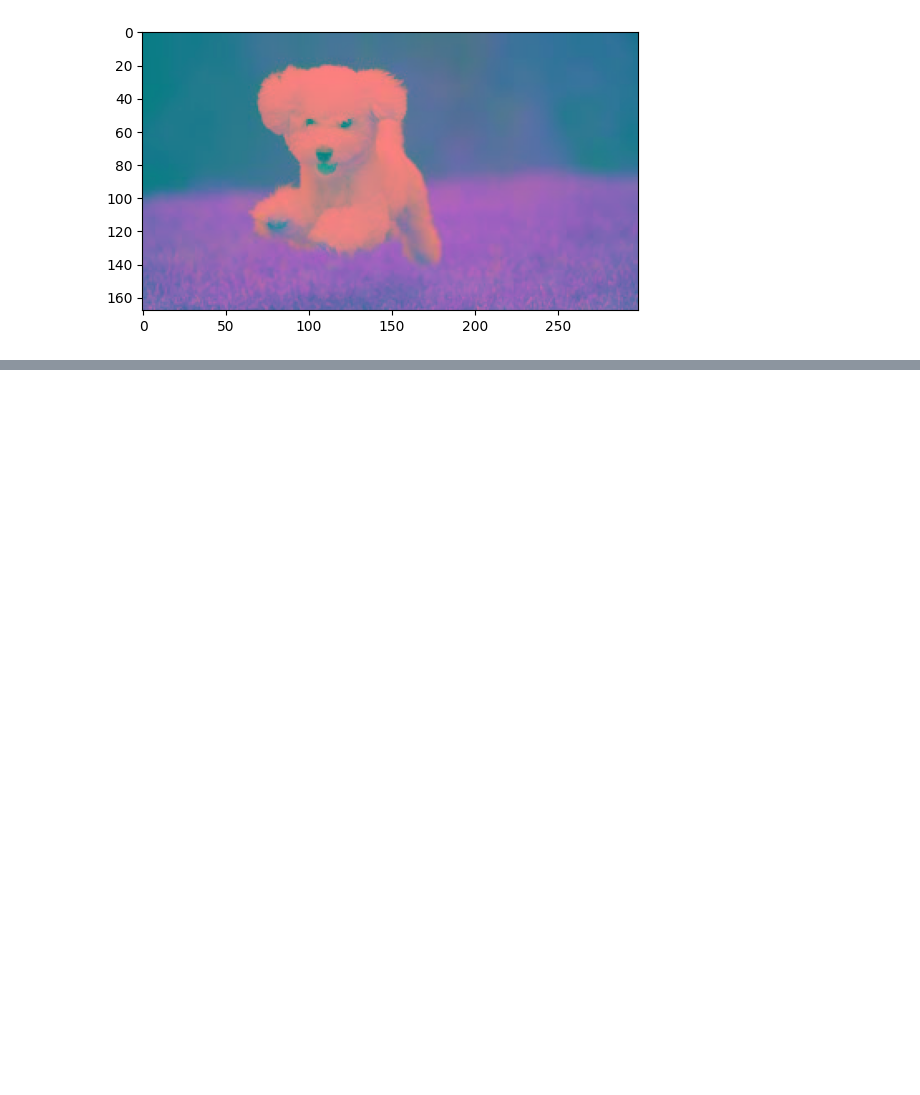
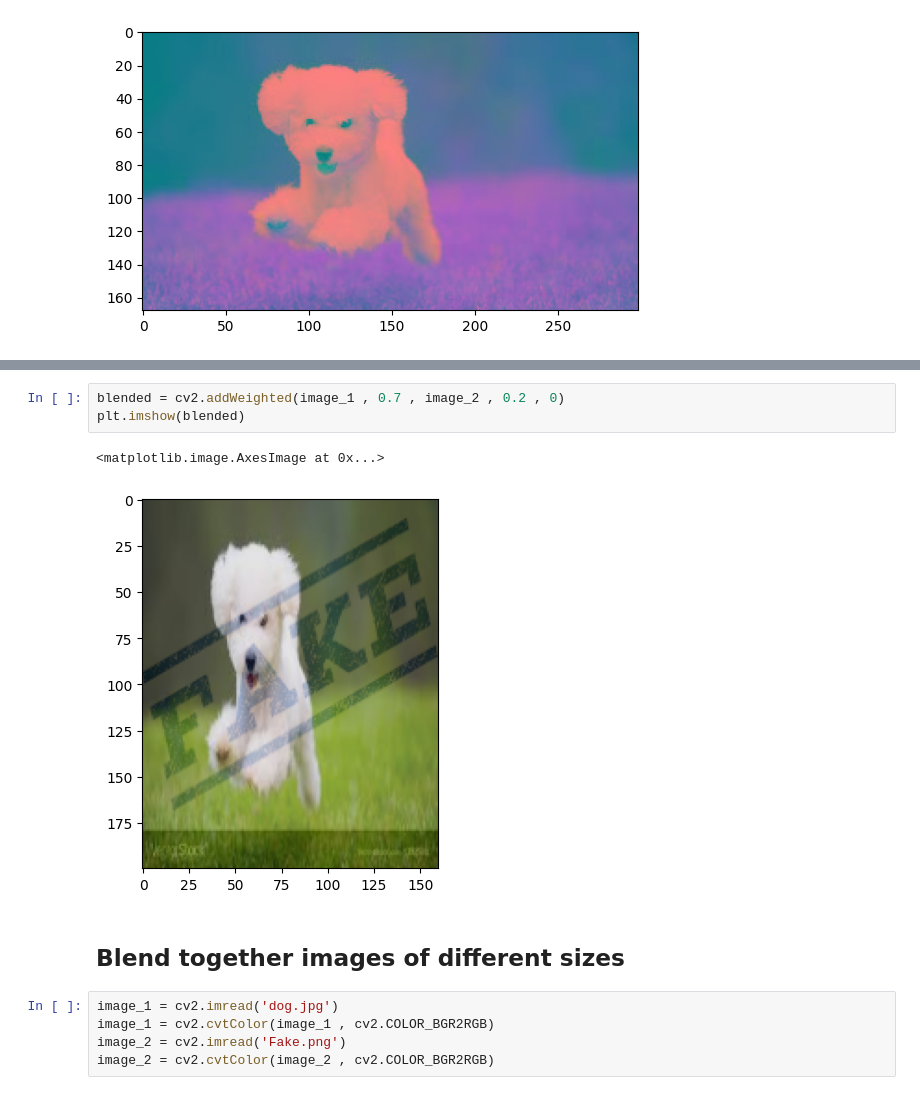
Before and after one commit to haroon-khan786/DL_OpenCV_exercise, a Jupyter notebook: Opencv_DL_exercise.ipynb, the cells around one changed output, grey strips where cells are left out. Drawn from its saved outputs; the diff is of its cells as text; blank space fills up the shorter version.

```diff
--- a/Opencv_DL_exercise.ipynb
+++ b/Opencv_DL_exercise.ipynb
@@ -460,0 +504,13 @@ plt.imshow(image)
+# %%
+blended = cv2.addWeighted(image_1 , 0.7 , image_2 , 0.2 , 0)
+plt.imshow(blended)
+# %% [output]
+<matplotlib.image.AxesImage at 0x...>
+[figure, added]
+# %% [markdown]
+## Blend together images of different sizes
+# %%
+image_1 = cv2.imread('dog.jpg')
+image_1 = cv2.cvtColor(image_1 , cv2.COLOR_BGR2RGB)
+image_2 = cv2.imread('Fake.png')
+image_2 = cv2.cvtColor(image_2 , cv2.COLOR_BGR2RGB)
```
Also changed, not shown: parts of 23 cells of this notebook, 2 other files.
